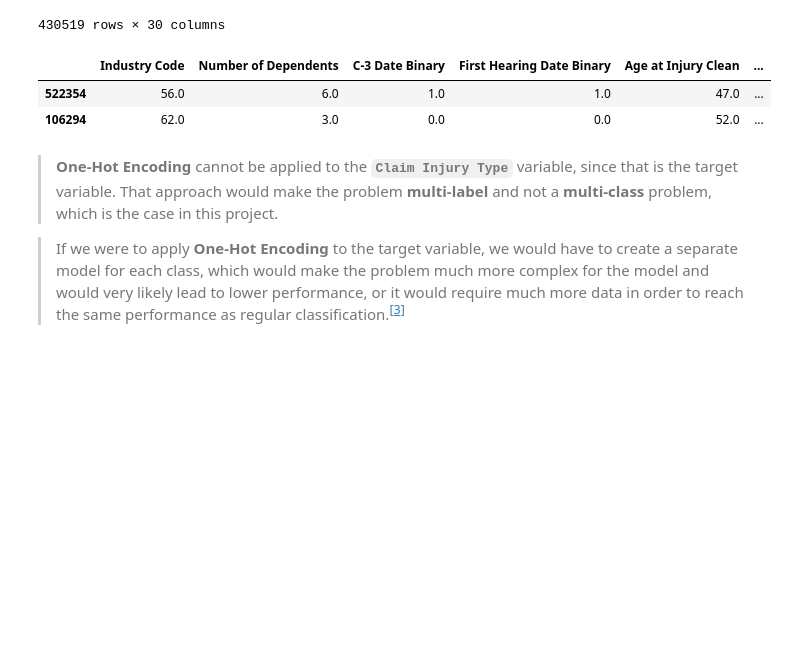
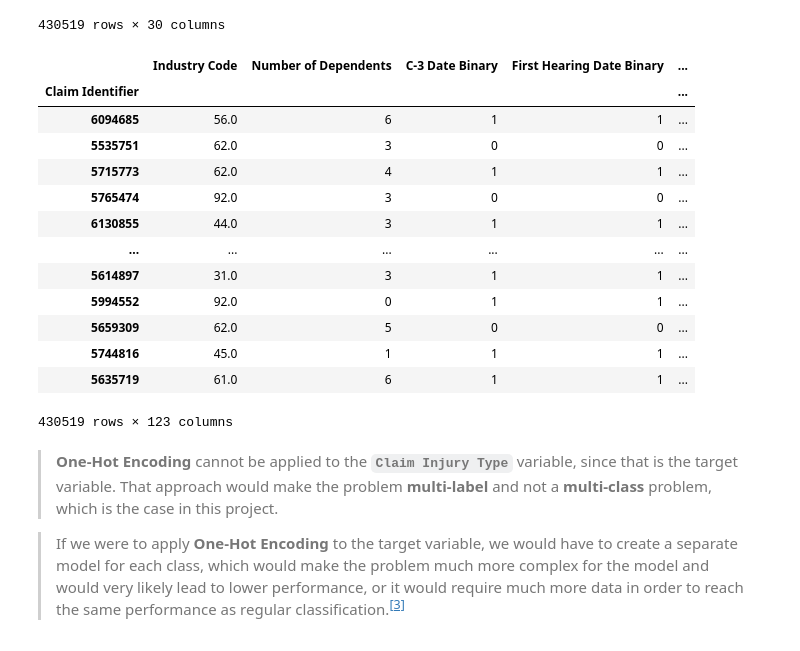
Before and after one commit to Silvestre17/ML_24.25_Project_Group33, a Jupyter notebook: 2_FeatureEngineering_MLProject_Group33.ipynb, the cells around one changed output. Drawn from its saved outputs; the diff is of its cells as text; code cells hidden in the pictures; blank space fills up the shorter version.

```diff
--- a/2_FeatureEngineering_MLProject_Group33.ipynb
+++ b/2_FeatureEngineering_MLProject_Group33.ipynb
@@ -647,25 +651,36 @@ one_hot_encoder = OneHotEncoder(feature_name_combiner=custom_combiner,       # C
 
 # Fit and transform the training data [All categorical columns will be transformed into numerical values]
 X_train_ohe_values = one_hot_encoder.fit_transform(X_train_ohe[X_train.select_dtypes(include='object').columns])
-X_train_ohe_values_df = pd.DataFrame(X_train_ohe_values, columns = one_hot_encoder.get_feature_names_out(X_train.select_dtypes(include='object').columns))
+X_train_ohe_values_df = pd.DataFrame(X_train_ohe_values, columns = one_hot_encoder.get_feature_names_out(X_train.select_dtypes(include='object').columns), index = X_train_ohe.index)
 X_train_ohe = pd.concat([X_train_ohe.drop(columns = X_train_ohe.select_dtypes(include='object').columns), X_train_ohe_values_df], axis = 1)
 
 # Fit and Transform the validation data
 X_val_ohe_values = one_hot_encoder.fit_transform(X_val_ohe[X_val.select_dtypes(include='object').columns])
-X_val_ohe_values_df = pd.DataFrame(X_val_ohe_values, columns = one_hot_encoder.get_feature_names_out(X_val.select_dtypes(include='object').columns))
+X_val_ohe_values_df = pd.DataFrame(X_val_ohe_values, columns = one_hot_encoder.get_feature_names_out(X_val.select_dtypes(include='object').columns), index = X_val_ohe.index)
 X_val_ohe = pd.concat([X_val_ohe.drop(columns = X_val_ohe.select_dtypes(include='object').columns), X_val_ohe_values_df], axis = 1)
 
 #  Fit and Transform the test data
 test_data_ohe_values = one_hot_encoder.fit_transform(test_data_ohe[test_data.select_dtypes(include='object').columns])
-test_data_ohe_values_df = pd.DataFrame(test_data_ohe_values, columns = one_hot_encoder.get_feature_names_out(test_data.select_dtypes(include='object').columns))
+test_data_ohe_values_df = pd.DataFrame(test_data_ohe_values, columns = one_hot_encoder.get_feature_names_out(test_data.select_dtypes(include='object').columns), index = test_data_ohe.index)
 test_data_ohe = pd.concat([test_data_ohe.drop(columns = test_data_ohe.select_dtypes(include='object').columns), test_data_ohe_values_df], axis = 1)
 # %%
 # Check the One-Hot encoded columns
-X_train_ohe.head(2)
+X_train_ohe
 # %% [output]
-|  | Industry Code | Number of Dependents | C-3 Date Binary | First Hearing Date Binary | Age at Injury Clean | ... |
-| 522354 | 56.0 | 6.0 | 1.0 | 1.0 | 47.0 | ... |
-| 106294 | 62.0 | 3.0 | 0.0 | 0.0 | 52.0 | ... |
+|  | Industry Code | Number of Dependents | C-3 Date Binary | First Hearing Date Binary | ... |
+| Claim Identifier |  |  |  |  | ... |
+| 6094685 | 56.0 | 6 | 1 | 1 | ... |
+| 5535751 | 62.0 | 3 | 0 | 0 | ... |
+| 5715773 | 62.0 | 4 | 1 | 1 | ... |
+| 5765474 | 92.0 | 3 | 0 | 0 | ... |
+| 6130855 | 44.0 | 3 | 1 | 1 | ... |
+| ... | ... | ... | ... | ... | ... |
+| 5614897 | 31.0 | 3 | 1 | 1 | ... |
+| 5994552 | 92.0 | 0 | 1 | 1 | ... |
+| 5659309 | 62.0 | 5 | 0 | 0 | ... |
+| 5744816 | 45.0 | 1 | 1 | 1 | ... |
+| 5635719 | 61.0 | 6 | 1 | 1 | ... |
+430519 rows × 123 columns
 # %% [markdown]
 > **One-Hot Encoding** cannot be applied to the **`Claim Injury Type`** variable, since that is the target variable. That approach would make the problem **multi-label** and not a **multi-class** problem, which is the case in this project.
 
```
Also changed, not shown: parts of 9 cells of this notebook, 19 other files.
